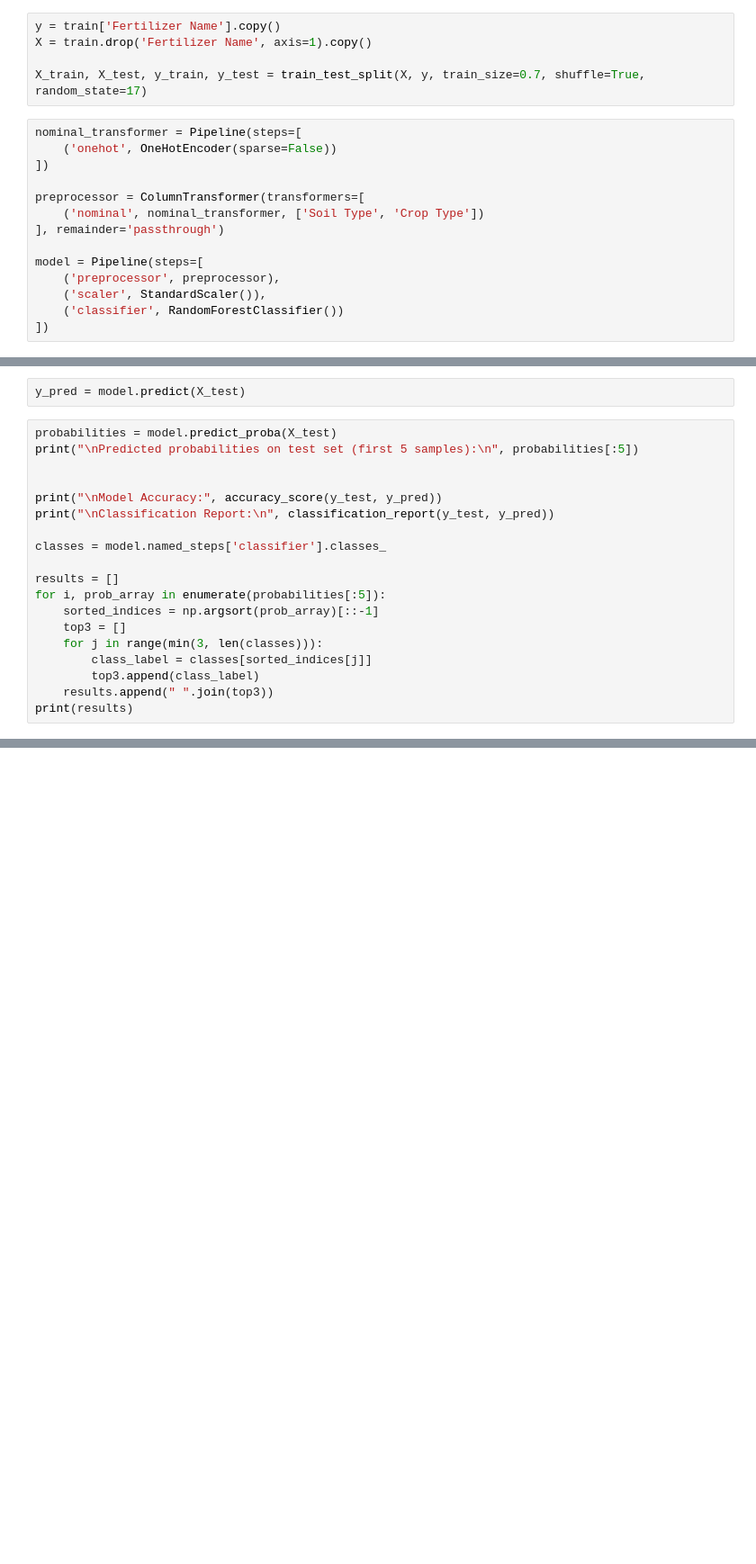
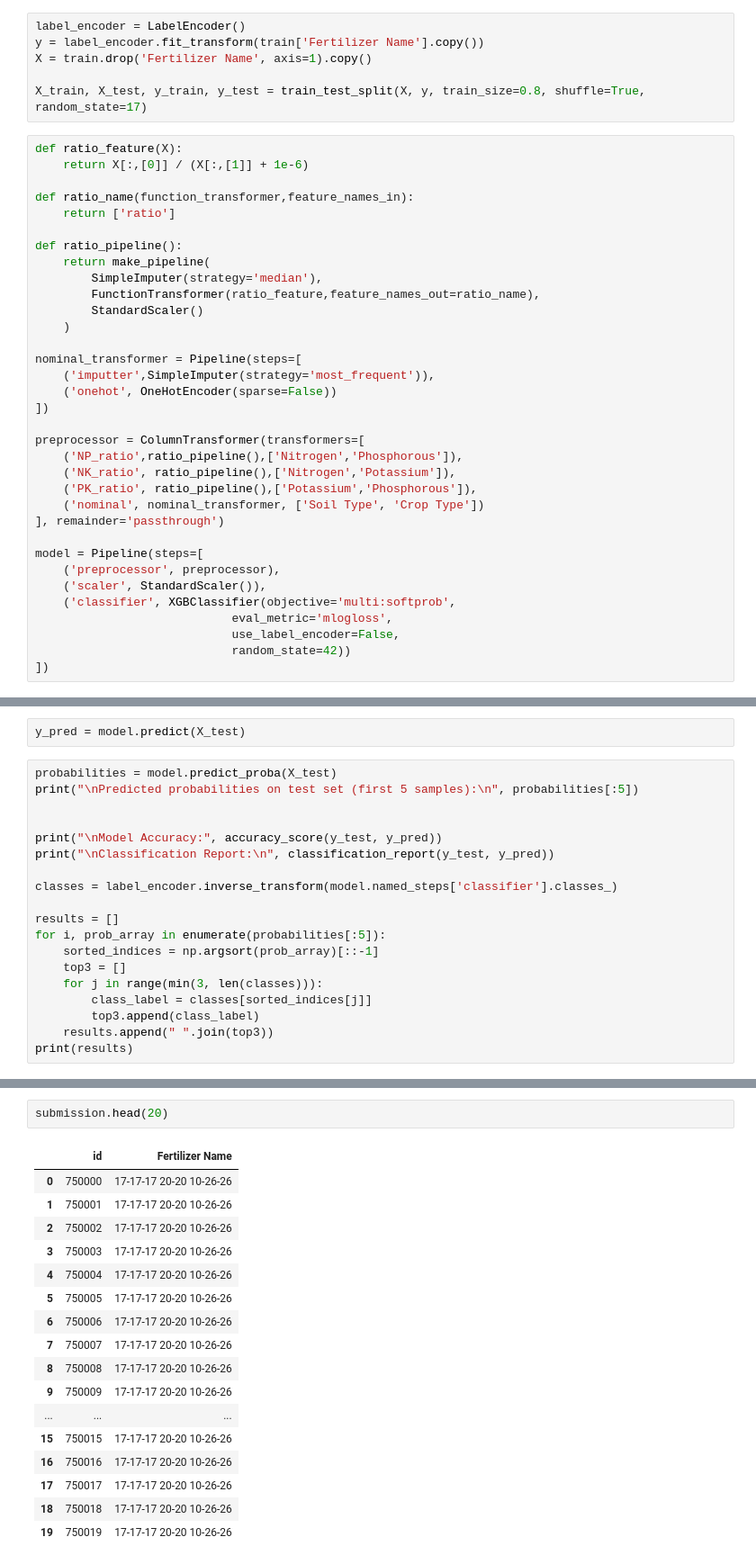
Before and after one commit to atrbyg24/kaggle, a Jupyter notebook: predicting_optimal_fertilizers.ipynb, the cells around one changed output, grey strips where cells are left out. Shown: that part at 90% size. Cells and saved outputs as stored; diff of their text form; blank space fills up the shorter version.

Commit message:
Kaggle Notebook | predicting_optimal_fertilizers | Version 5

```diff
--- a/predicting_optimal_fertilizers.ipynb
+++ b/predicting_optimal_fertilizers.ipynb
@@ -39,21 +107,42 @@ for col in num_cols:
 # %%
-y = train['Fertilizer Name'].copy()
+label_encoder = LabelEncoder()
+y = label_encoder.fit_transform(train['Fertilizer Name'].copy())
 X = train.drop('Fertilizer Name', axis=1).copy()
 
-X_train, X_test, y_train, y_test = train_test_split(X, y, train_size=0.7, shuffle=True, random_state=17)
+X_train, X_test, y_train, y_test = train_test_split(X, y, train_size=0.8, shuffle=True, random_state=17)
 # %%
+def ratio_feature(X):
+    return X[:,[0]] / (X[:,[1]] + 1e-6)
+
+def ratio_name(function_transformer,feature_names_in):
+    return ['ratio']
+
+def ratio_pipeline():
+    return make_pipeline(
+        SimpleImputer(strategy='median'),
+        FunctionTransformer(ratio_feature,feature_names_out=ratio_name),
+        StandardScaler()
+    )
+
 nominal_transformer = Pipeline(steps=[
+    ('imputter',SimpleImputer(strategy='most_frequent')),
     ('onehot', OneHotEncoder(sparse=False))
 ])
 
 preprocessor = ColumnTransformer(transformers=[
+    ('NP_ratio',ratio_pipeline(),['Nitrogen','Phosphorous']),
+    ('NK_ratio', ratio_pipeline(),['Nitrogen','Potassium']),
+    ('PK_ratio', ratio_pipeline(),['Potassium','Phosphorous']),
     ('nominal', nominal_transformer, ['Soil Type', 'Crop Type'])
 ], remainder='passthrough')
 
 model = Pipeline(steps=[
     ('preprocessor', preprocessor),
     ('scaler', StandardScaler()),
-    ('classifier', RandomForestClassifier())
+    ('classifier', XGBClassifier(objective='multi:softprob',
+                            eval_metric='mlogloss',
+                            use_label_encoder=False,
+                            random_state=42))
 ])
 # %%
 model.fit(X_train, y_train)
@@ -67,7 +174,7 @@ print("\nPredicted probabilities on test set (first 5 samples):\n", probabilitie
 print("\nModel Accuracy:", accuracy_score(y_test, y_pred))
 print("\nClassification Report:\n", classification_report(y_test, y_pred))
 
-classes = model.named_steps['classifier'].classes_
+classes = label_encoder.inverse_transform(model.named_steps['classifier'].classes_)
 
 results = []
 for i, prob_array in enumerate(probabilities[:5]):
@@ -97,0 +224,20 @@ submission.head()
+# %%
+submission.head(20)
+# %% [output]
+|  | id | Fertilizer Name |
+| 0 | 750000 | 17-17-17 20-20 10-26-26 |
+| 1 | 750001 | 17-17-17 20-20 10-26-26 |
+| 2 | 750002 | 17-17-17 20-20 10-26-26 |
+| 3 | 750003 | 17-17-17 20-20 10-26-26 |
+| 4 | 750004 | 17-17-17 20-20 10-26-26 |
+| 5 | 750005 | 17-17-17 20-20 10-26-26 |
+| 6 | 750006 | 17-17-17 20-20 10-26-26 |
+| 7 | 750007 | 17-17-17 20-20 10-26-26 |
+| 8 | 750008 | 17-17-17 20-20 10-26-26 |
+| 9 | 750009 | 17-17-17 20-20 10-26-26 |
+| ... | ... | ... |
+| 15 | 750015 | 17-17-17 20-20 10-26-26 |
+| 16 | 750016 | 17-17-17 20-20 10-26-26 |
+| 17 | 750017 | 17-17-17 20-20 10-26-26 |
+| 18 | 750018 | 17-17-17 20-20 10-26-26 |
+| 19 | 750019 | 17-17-17 20-20 10-26-26 |
```
Also changed, not shown: parts of 10 cells of this notebook.
